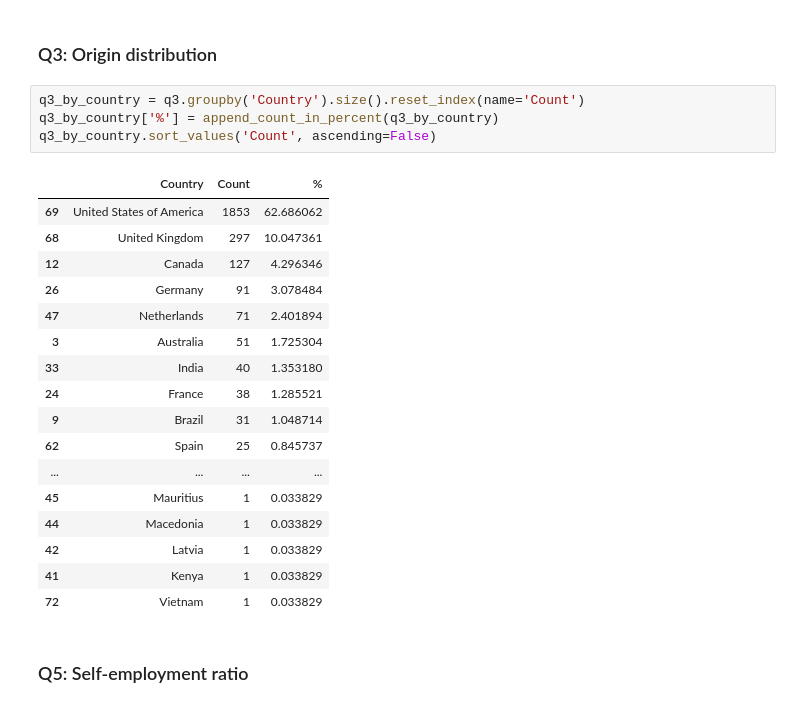
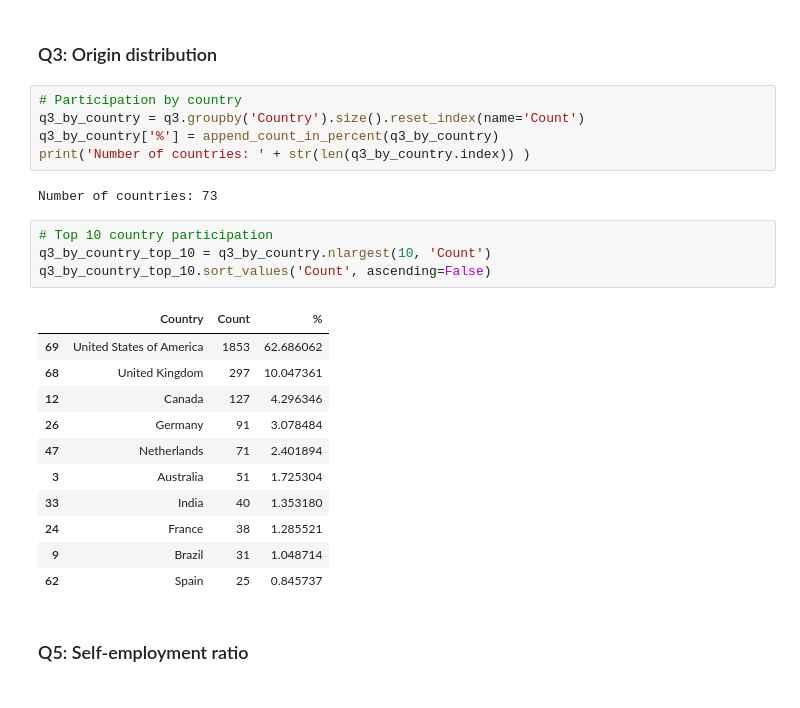
Before and after one commit to Selorikas/mental-health, a Jupyter notebook: mental-health.ipynb, the cells around one changed output. Saved outputs shown, nothing was run; the diff lists cells and outputs as text.

```diff
--- a/mental-health.ipynb
+++ b/mental-health.ipynb
@@ -210,27 +210,28 @@ gender_barplot.legend(bbox_to_anchor= (1,1))
 # %% [markdown]
 ### Q3: Origin distribution
 # %%
+# Participation by country
 q3_by_country = q3.groupby('Country').size().reset_index(name='Count')
 q3_by_country['%'] = append_count_in_percent(q3_by_country)
-q3_by_country.sort_values('Count', ascending=False)
+print('Number of countries: ' + str(len(q3_by_country.index)) )
 # %% [output]
-|  | Country | Count | % |
-| 69 | United States of America | 1853 | 62.686062 |
-| 68 | United Kingdom | 297 | 10.047361 |
-| 12 | Canada | 127 | 4.296346 |
-| 26 | Germany | 91 | 3.078484 |
-| 47 | Netherlands | 71 | 2.401894 |
-| 3 | Australia | 51 | 1.725304 |
-| 33 | India | 40 | 1.353180 |
-| 24 | France | 38 | 1.285521 |
-| 9 | Brazil | 31 | 1.048714 |
-| 62 | Spain | 25 | 0.845737 |
-| ... | ... | ... | ... |
-| 45 | Mauritius | 1 | 0.033829 |
-| 44 | Macedonia | 1 | 0.033829 |
-| 42 | Latvia | 1 | 0.033829 |
-| 41 | Kenya | 1 | 0.033829 |
-| 72 | Vietnam | 1 | 0.033829 |
+Number of countries: 73
+# %%
+# Top 10 country participation
+q3_by_country_top_10 = q3_by_country.nlargest(10, 'Count')
+q3_by_country_top_10.sort_values('Count', ascending=False)
+# %% [output]
+|  | Country | Count | % |
+| 69 | United States of America | 1853 | 62.686062 |
+| 68 | United Kingdom | 297 | 10.047361 |
+| 12 | Canada | 127 | 4.296346 |
+| 26 | Germany | 91 | 3.078484 |
+| 47 | Netherlands | 71 | 2.401894 |
+| 3 | Australia | 51 | 1.725304 |
+| 33 | India | 40 | 1.353180 |
+| 24 | France | 38 | 1.285521 |
+| 9 | Brazil | 31 | 1.048714 |
+| 62 | Spain | 25 | 0.845737 |
 # %% [markdown]
 ### Q5: Self-employment ratio
 # %%
```
Also changed, not shown: parts of 1 cell of this notebook.
